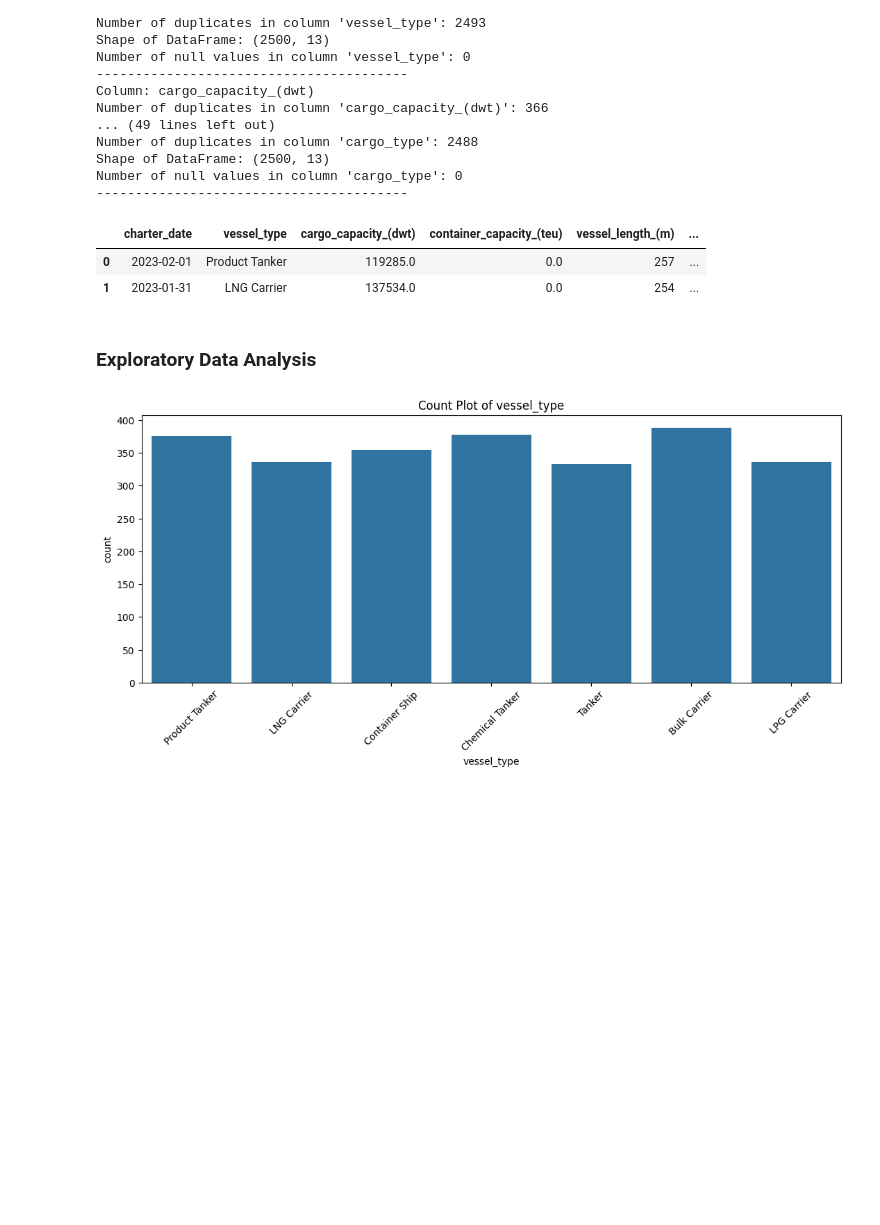
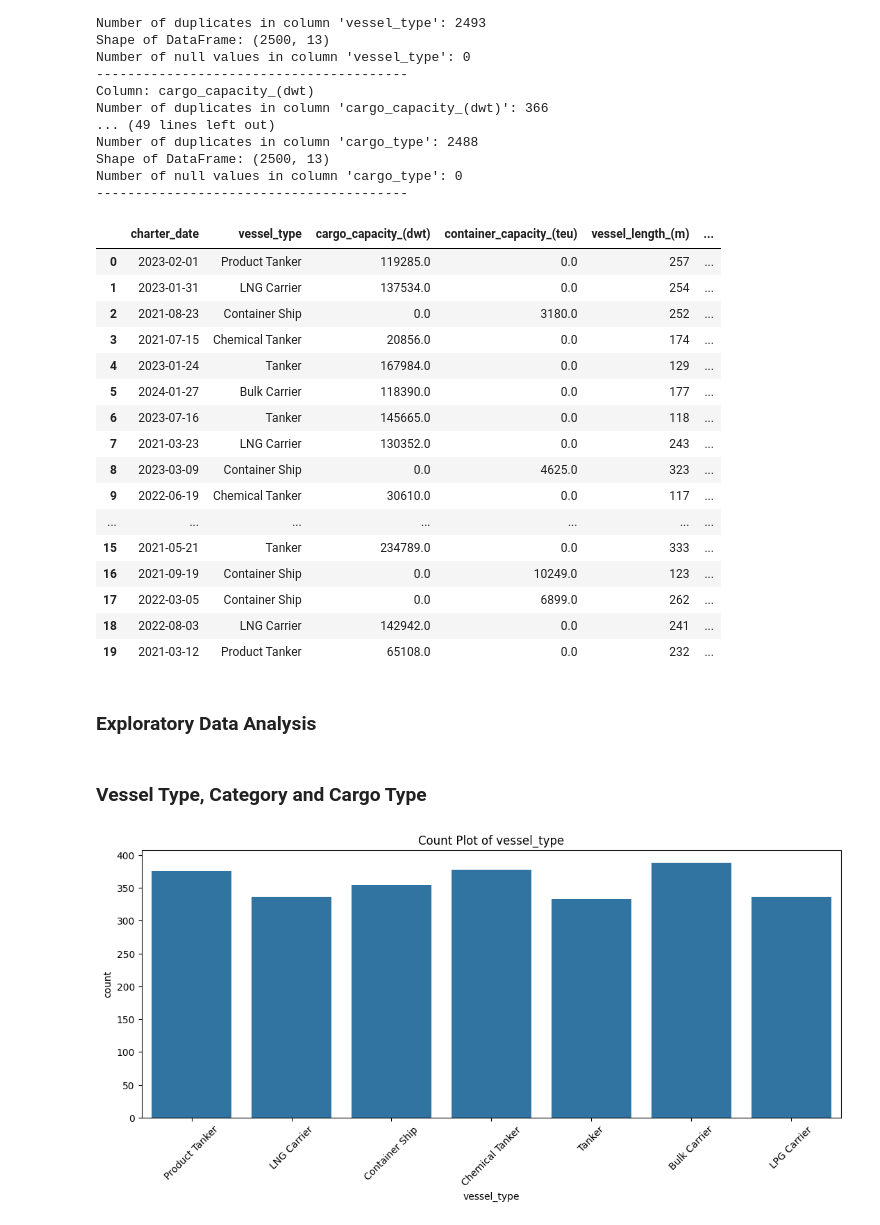
Before and after one commit to Ladozuki/Marine-ML, a Jupyter notebook: scripts/cleaning_data.ipynb, the cells around one changed output. Drawn from its saved outputs; the diff is of its cells as text; code cells hidden in the pictures; blank space fills up the shorter version.

```diff
--- a/scripts/cleaning_data.ipynb
+++ b/scripts/cleaning_data.ipynb
@@ -158,13 +158,29 @@ Shape of DataFrame: (2500, 13)
 Number of null values in column 'cargo_type': 0
 ----------------------------------------
 # %%
-df.head(2)
+df.head(20)
 # %% [output]
 |  | charter_date | vessel_type | cargo_capacity_(dwt) | container_capacity_(teu) | vessel_length_(m) | ... |
 | 0 | 2023-02-01 | Product Tanker | 119285.0 | 0.0 | 257 | ... |
 | 1 | 2023-01-31 | LNG Carrier | 137534.0 | 0.0 | 254 | ... |
+| 2 | 2021-08-23 | Container Ship | 0.0 | 3180.0 | 252 | ... |
+| 3 | 2021-07-15 | Chemical Tanker | 20856.0 | 0.0 | 174 | ... |
+| 4 | 2023-01-24 | Tanker | 167984.0 | 0.0 | 129 | ... |
+| 5 | 2024-01-27 | Bulk Carrier | 118390.0 | 0.0 | 177 | ... |
+| 6 | 2023-07-16 | Tanker | 145665.0 | 0.0 | 118 | ... |
+| 7 | 2021-03-23 | LNG Carrier | 130352.0 | 0.0 | 243 | ... |
+| 8 | 2023-03-09 | Container Ship | 0.0 | 4625.0 | 323 | ... |
+| 9 | 2022-06-19 | Chemical Tanker | 30610.0 | 0.0 | 117 | ... |
+| ... | ... | ... | ... | ... | ... | ... |
+| 15 | 2021-05-21 | Tanker | 234789.0 | 0.0 | 333 | ... |
+| 16 | 2021-09-19 | Container Ship | 0.0 | 10249.0 | 123 | ... |
+| 17 | 2022-03-05 | Container Ship | 0.0 | 6899.0 | 262 | ... |
+| 18 | 2022-08-03 | LNG Carrier | 142942.0 | 0.0 | 241 | ... |
+| 19 | 2021-03-12 | Product Tanker | 65108.0 | 0.0 | 232 | ... |
 # %% [markdown]
 ### Exploratory Data Analysis
+# %% [markdown]
+### Vessel Type, Category and Cargo Type
 # %%
 cat_var = ['vessel_type', 'size_category', 'cargo_type']
 
```
Also changed, not shown: parts of 18 cells of this notebook, 1 other file.
